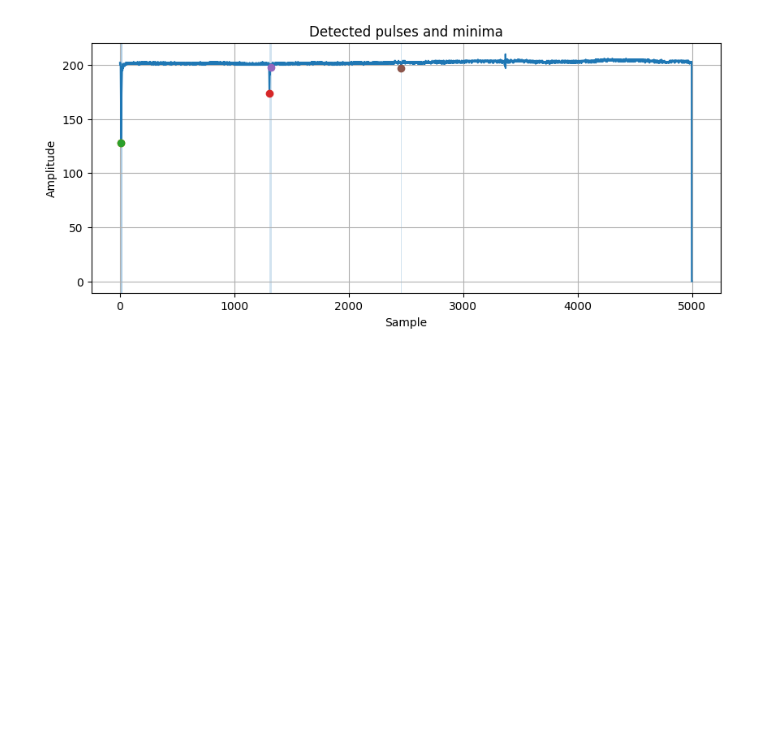
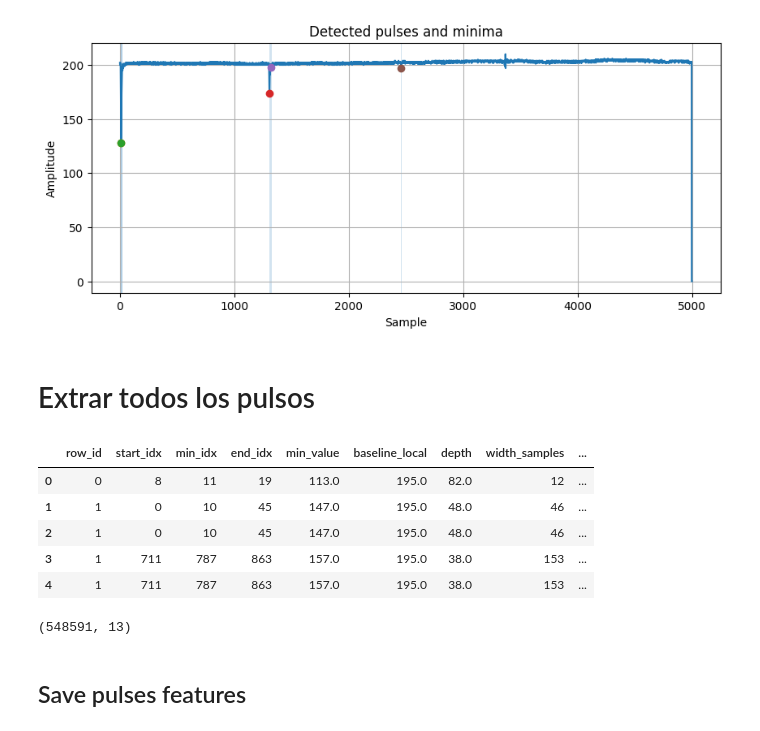
Before and after one commit to ECFM-USAC/LAGO_data_model, a Jupyter notebook: notebooks/eda.ipynb, the cells around one changed output. Saved outputs shown, nothing was run; the diff lists cells and outputs as text; code cells hidden in the pictures; blank space fills up the shorter version.

Commit message:
completed features extraction

```diff
--- a/notebooks/eda.ipynb
+++ b/notebooks/eda.ipynb
@@ -115,3 +147,34 @@ plt.grid(True)
 plt.show()
 # %% [output]
 [figure]
+# %% [markdown]
+# Extrar todos los pulsos
+# %%
+all_pulses = []
+# %%
+for idx, row in tqdm(data.iterrows(), total=len(data), desc="Procesando filas"):
+    readings = row["readings"]
+    df_feats = extract_pulses(readings)
+
+    if not df_feats.empty:
+        # Agregar referencia a la fila original
+        df_feats.insert(0, "row_id", idx)
+        all_pulses.append(df_feats)
+
+# Concatenar en un único DataFrame
+pulses_df = pd.concat(all_pulses, ignore_index=True)
+# %%
+pulses_df.head()
+# %% [output]
+|  | row_id | start_idx | min_idx | end_idx | min_value | baseline_local | depth | width_samples | ... |
+| 0 | 0 | 8 | 11 | 19 | 113.0 | 195.0 | 82.0 | 12 | ... |
+| 1 | 1 | 0 | 10 | 45 | 147.0 | 195.0 | 48.0 | 46 | ... |
+| 2 | 1 | 0 | 10 | 45 | 147.0 | 195.0 | 48.0 | 46 | ... |
+| 3 | 1 | 711 | 787 | 863 | 157.0 | 195.0 | 38.0 | 153 | ... |
+| 4 | 1 | 711 | 787 | 863 | 157.0 | 195.0 | 38.0 | 153 | ... |
+# %%
+pulses_df.shape
+# %% [output]
+(548591, 13)
+# %% [markdown]
+## Save pulses features
```
Also changed, not shown: parts of 3 cells of this notebook.
